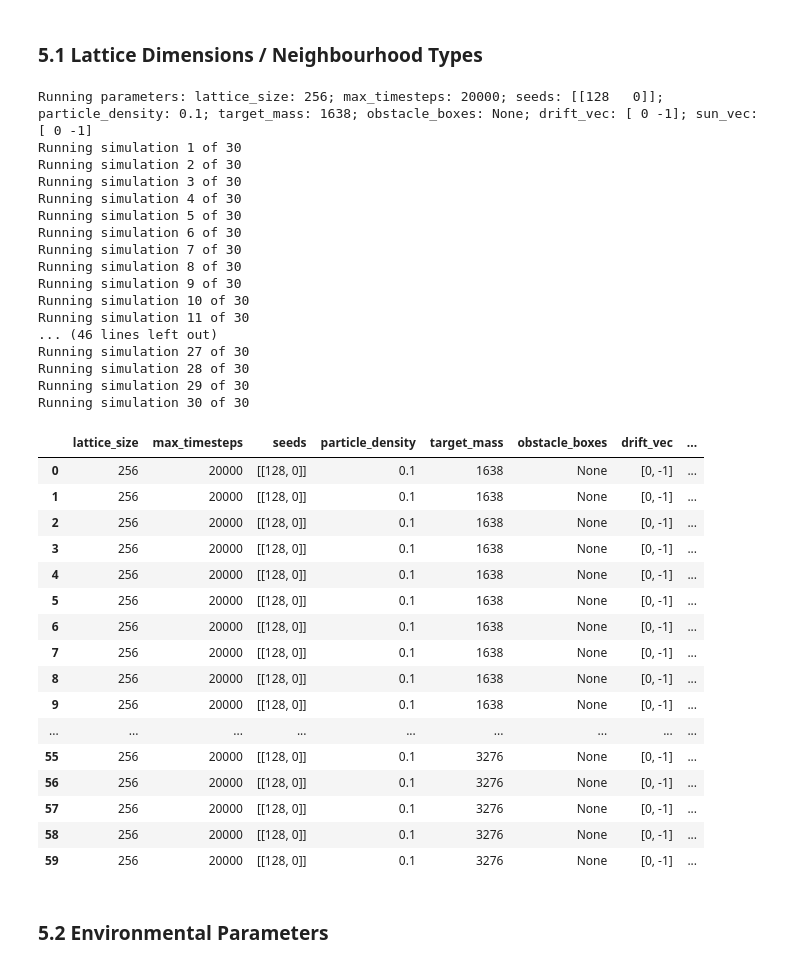
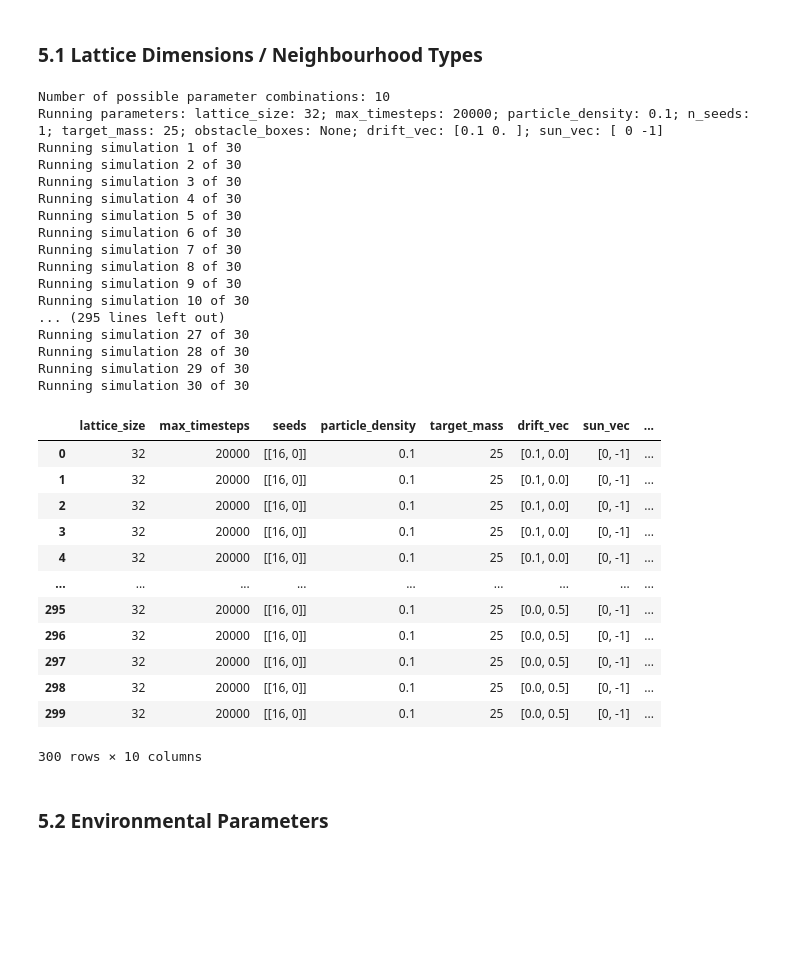
Before and after one commit to mboyan/complex-system-simulation, a Jupyter notebook: Project/Code/ProjectNotebook.ipynb, the cells around one changed output. Saved outputs shown, nothing was run; the diff lists cells and outputs as text; code cells hidden in the pictures; blank space fills up the shorter version.

```diff
--- a/Project/Code/ProjectNotebook.ipynb
+++ b/Project/Code/ProjectNotebook.ipynb
@@ -123,14 +122,13 @@ reload(vt)
 ### 5.1 Lattice Dimensions / Neighbourhood Types
 # %%
 # Define environment parameter series (2D setup)
-lattice_size_series = np.array([256])
+lattice_size_series = np.array([32])
 max_timesteps_series = np.array([20000])
-n_seeds_series = np.array([[1]])
+n_seeds_series = np.repeat(int(1),1)
 particle_density_series = np.array([0.1])
-target_mass_series = np.array([int(0.025 * lattice_size_series[0]**2),
-                               int(0.05 * lattice_size_series[0]**2)])
+target_mass_series = np.array([int(0.025 * lattice_size_series[0]**2)])
 obstacle_box_series = np.array([None])
-drift_vec_series = np.array([[0, -1]])
+drift_vec_series = np.array([[0.1, 0], [0.2,0], [0.3,0], [0.4, 0], [0.5,0], [0,0.1], [0, 0.2], [0, 0.3], [0, 0.4], [0, 0.5]])
 sun_vec_series = np.array([[0, -1]])
 
 # Define environment parameter series (3D setup)
@@ -149,53 +147,49 @@ fdim_measure = 'both' # fractal dimension, can be None / 'cgrain' / 'radius' / '
 calc_branch_distr = True
 calc_mass = True
 periodic = (False, False, False)
 move_moore = False
 aggr_moore = False
 regen_mode = None
 
 # Run simulations
 n_sims = 30
 sim_results, dla_evolutions = ds.analyse_dla_patterns(n_sims, lattice_size_series, max_timesteps_series, n_seeds_series, particle_density_series, target_mass_series,
                                                       obstacle_box_series=obstacle_box_series, drift_vec_series=drift_vec_series, sun_vec_series=sun_vec_series,
                                                       fdim_measure=fdim_measure, calc_branch_distr=calc_branch_distr, calc_mass=calc_mass,
                                                       n_saved_sims=1, periodic=periodic, move_moore=move_moore, aggr_moore=aggr_moore, regen_mode=regen_mode)
 
 sim_results
 # %% [output]
-Running parameters: lattice_size: 256; max_timesteps: 20000; seeds: [[128   0]]; particle_density: 0.1; target_mass: 1638; obstacle_boxes: None; drift_vec: [ 0 -1]; sun_vec: [ 0 -1]
+Number of possible parameter combinations: 10
+Running parameters: lattice_size: 32; max_timesteps: 20000; particle_density: 0.1; n_seeds: 1; target_mass: 25; obstacle_boxes: None; drift_vec: [0.1 0. ]; sun_vec: [ 0 -1]
 Running simulation 1 of 30
 Running simulation 2 of 30
 Running simulation 3 of 30
 Running simulation 4 of 30
 Running simulation 5 of 30
 Running simulation 6 of 30
 Running simulation 7 of 30
 Running simulation 8 of 30
 Running simulation 9 of 30
 Running simulation 10 of 30
-Running simulation 11 of 30
-... (46 lines left out)
+... (295 lines left out)
 Running simulation 27 of 30
 Running simulation 28 of 30
 Running simulation 29 of 30
 Running simulation 30 of 30
-|  | lattice_size | max_timesteps | seeds | particle_density | target_mass | obstacle_boxes | drift_vec | ... |
-| 0 | 256 | 20000 | [[128, 0]] | 0.1 | 1638 | None | [0, -1] | ... |
-| 1 | 256 | 20000 | [[128, 0]] | 0.1 | 1638 | None | [0, -1] | ... |
-| 2 | 256 | 20000 | [[128, 0]] | 0.1 | 1638 | None | [0, -1] | ... |
-| 3 | 256 | 20000 | [[128, 0]] | 0.1 | 1638 | None | [0, -1] | ... |
-| 4 | 256 | 20000 | [[128, 0]] | 0.1 | 1638 | None | [0, -1] | ... |
-| 5 | 256 | 20000 | [[128, 0]] | 0.1 | 1638 | None | [0, -1] | ... |
-| 6 | 256 | 20000 | [[128, 0]] | 0.1 | 1638 | None | [0, -1] | ... |
-| 7 | 256 | 20000 | [[128, 0]] | 0.1 | 1638 | None | [0, -1] | ... |
-| 8 | 256 | 20000 | [[128, 0]] | 0.1 | 1638 | None | [0, -1] | ... |
-| 9 | 256 | 20000 | [[128, 0]] | 0.1 | 1638 | None | [0, -1] | ... |
+|  | lattice_size | max_timesteps | seeds | particle_density | target_mass | drift_vec | sun_vec | ... |
+| 0 | 32 | 20000 | [[16, 0]] | 0.1 | 25 | [0.1, 0.0] | [0, -1] | ... |
+| 1 | 32 | 20000 | [[16, 0]] | 0.1 | 25 | [0.1, 0.0] | [0, -1] | ... |
+| 2 | 32 | 20000 | [[16, 0]] | 0.1 | 25 | [0.1, 0.0] | [0, -1] | ... |
+| 3 | 32 | 20000 | [[16, 0]] | 0.1 | 25 | [0.1, 0.0] | [0, -1] | ... |
+| 4 | 32 | 20000 | [[16, 0]] | 0.1 | 25 | [0.1, 0.0] | [0, -1] | ... |
 | ... | ... | ... | ... | ... | ... | ... | ... | ... |
-| 55 | 256 | 20000 | [[128, 0]] | 0.1 | 3276 | None | [0, -1] | ... |
-| 56 | 256 | 20000 | [[128, 0]] | 0.1 | 3276 | None | [0, -1] | ... |
-| 57 | 256 | 20000 | [[128, 0]] | 0.1 | 3276 | None | [0, -1] | ... |
-| 58 | 256 | 20000 | [[128, 0]] | 0.1 | 3276 | None | [0, -1] | ... |
-| 59 | 256 | 20000 | [[128, 0]] | 0.1 | 3276 | None | [0, -1] | ... |
+| 295 | 32 | 20000 | [[16, 0]] | 0.1 | 25 | [0.0, 0.5] | [0, -1] | ... |
+| 296 | 32 | 20000 | [[16, 0]] | 0.1 | 25 | [0.0, 0.5] | [0, -1] | ... |
+| 297 | 32 | 20000 | [[16, 0]] | 0.1 | 25 | [0.0, 0.5] | [0, -1] | ... |
+| 298 | 32 | 20000 | [[16, 0]] | 0.1 | 25 | [0.0, 0.5] | [0, -1] | ... |
+| 299 | 32 | 20000 | [[16, 0]] | 0.1 | 25 | [0.0, 0.5] | [0, -1] | ... |
+300 rows × 10 columns
 # %%
 sim_results.to_json('sim_results_lattice.json')
 # %% [markdown]
```
Also changed, not shown: parts of 9 cells of this notebook, 1 other file.
